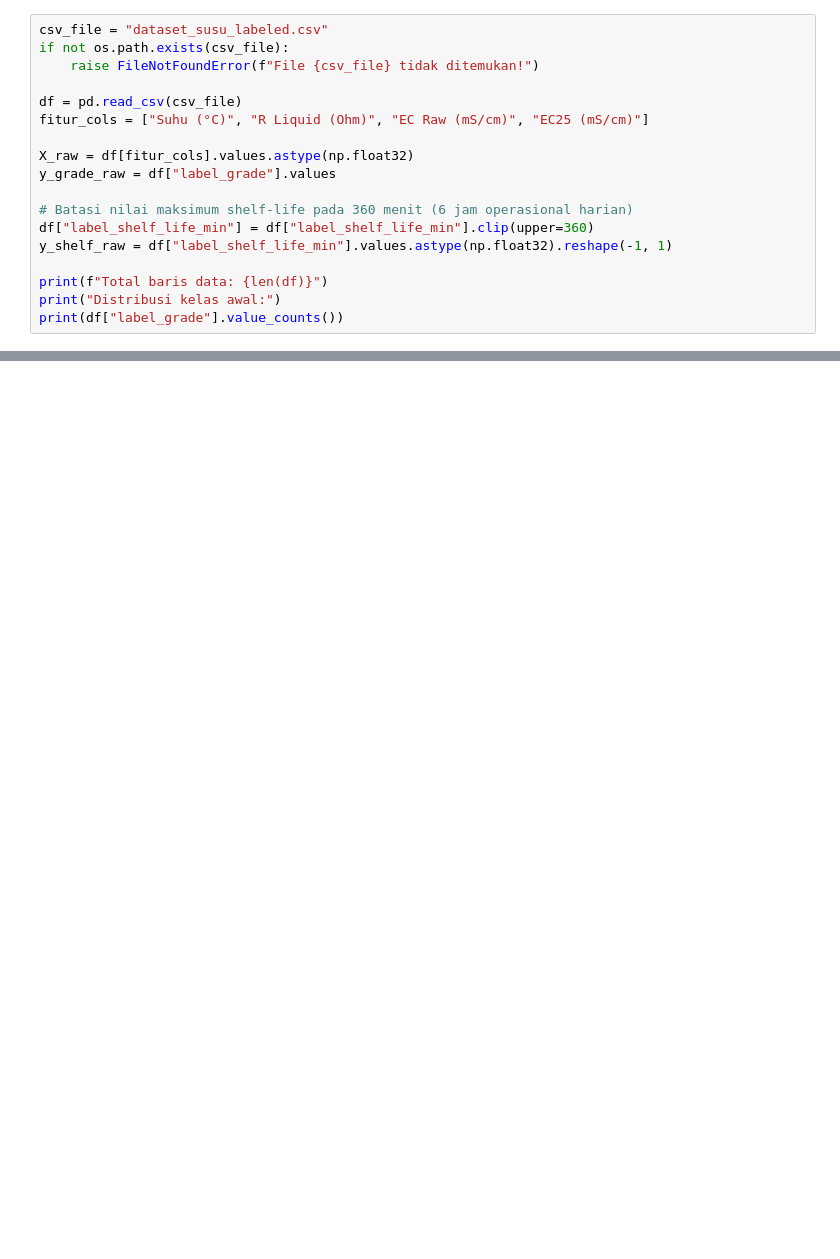
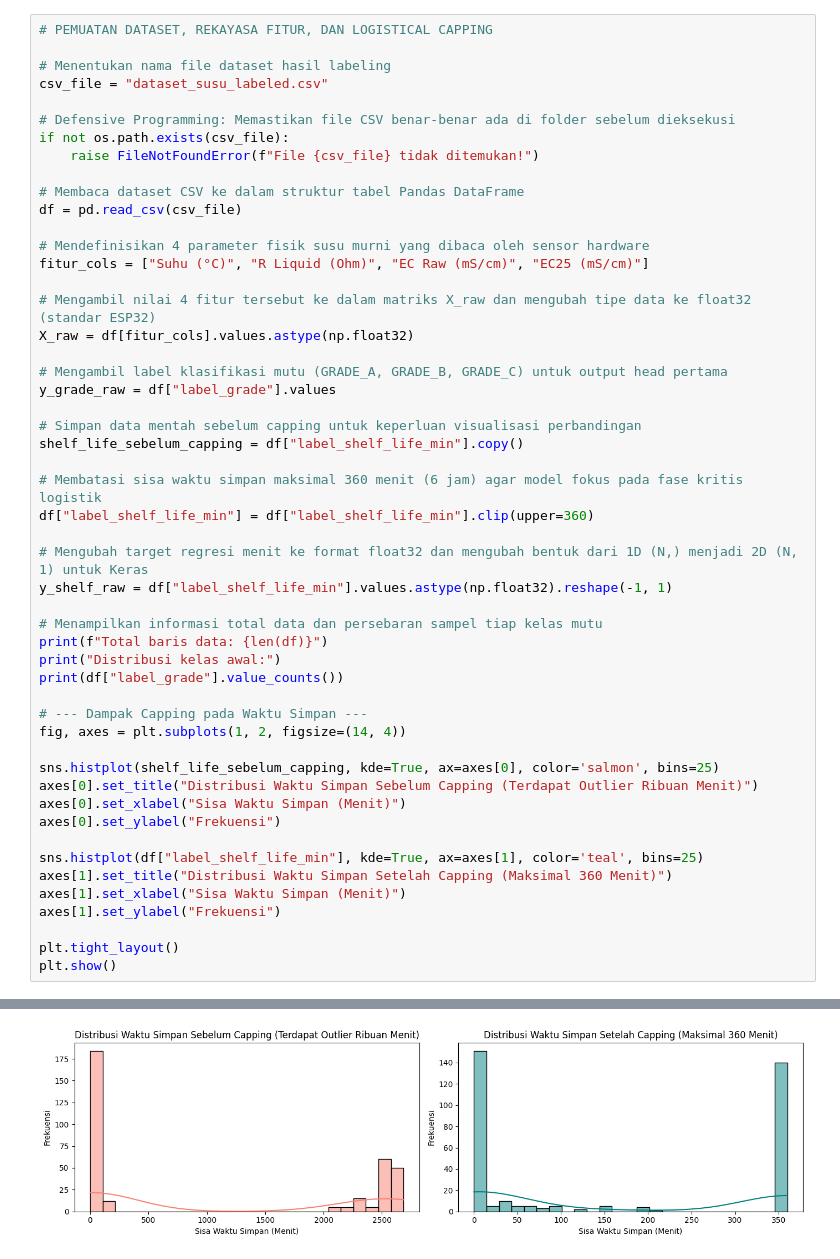
Before and after one commit to ridhoSetia/iot-prediksi-susu, a Jupyter notebook: pelatihan/tiny-susu.ipynb, the cells around one changed output, grey strips where cells are left out. Cells and saved outputs as stored; diff of their text form; blank space fills up the shorter version.

Commit message:
docs: lengkapi dokumentasi dan penjelasan teknis tiap cell di notebook

```diff
--- a/pelatihan/tiny-susu.ipynb
+++ b/pelatihan/tiny-susu.ipynb
@@ -26,27 +44,61 @@ I0000 00:00:1790327097.223355   38202 cudart_stub.cc:31] Could not find cuda dri
 # %%
+# PEMUATAN DATASET, REKAYASA FITUR, DAN LOGISTICAL CAPPING
+
+# Menentukan nama file dataset hasil labeling
 csv_file = "dataset_susu_labeled.csv"
+
+# Defensive Programming: Memastikan file CSV benar-benar ada di folder sebelum dieksekusi
 if not os.path.exists(csv_file):
     raise FileNotFoundError(f"File {csv_file} tidak ditemukan!")
 
+# Membaca dataset CSV ke dalam struktur tabel Pandas DataFrame
 df = pd.read_csv(csv_file)
+
+# Mendefinisikan 4 parameter fisik susu murni yang dibaca oleh sensor hardware
 fitur_cols = ["Suhu (°C)", "R Liquid (Ohm)", "EC Raw (mS/cm)", "EC25 (mS/cm)"]
 
+# Mengambil nilai 4 fitur tersebut ke dalam matriks X_raw dan mengubah tipe data ke float32 (standar ESP32)
 X_raw = df[fitur_cols].values.astype(np.float32)
+
+# Mengambil label klasifikasi mutu (GRADE_A, GRADE_B, GRADE_C) untuk output head pertama
 y_grade_raw = df["label_grade"].values
 
-# Batasi nilai maksimum shelf-life pada 360 menit (6 jam operasional harian)
+# Simpan data mentah sebelum capping untuk keperluan visualisasi perbandingan
+shelf_life_sebelum_capping = df["label_shelf_life_min"].copy()
+
+# Membatasi sisa waktu simpan maksimal 360 menit (6 jam) agar model fokus pada fase kritis logistik
 df["label_shelf_life_min"] = df["label_shelf_life_min"].clip(upper=360)
+
+# Mengubah target regresi menit ke format float32 dan mengubah bentuk dari 1D (N,) menjadi 2D (N, 1) untuk Keras
 y_shelf_raw = df["label_shelf_life_min"].values.astype(np.float32).reshape(-1, 1)
 
+# Menampilkan informasi total data dan persebaran sampel tiap kelas mutu
 print(f"Total baris data: {len(df)}")
 print("Distribusi kelas awal:")
 print(df["label_grade"].value_counts())
+
+# --- Dampak Capping pada Waktu Simpan ---
+fig, axes = plt.subplots(1, 2, figsize=(14, 4))
+
+sns.histplot(shelf_life_sebelum_capping, kde=True, ax=axes[0], color='salmon', bins=25)
+axes[0].set_title("Distribusi Waktu Simpan Sebelum Capping (Terdapat Outlier Ribuan Menit)")
+axes[0].set_xlabel("Sisa Waktu Simpan (Menit)")
+axes[0].set_ylabel("Frekuensi")
+
+sns.histplot(df["label_shelf_life_min"], kde=True, ax=axes[1], color='teal', bins=25)
+axes[1].set_title("Distribusi Waktu Simpan Setelah Capping (Maksimal 360 Menit)")
+axes[1].set_xlabel("Sisa Waktu Simpan (Menit)")
+axes[1].set_ylabel("Frekuensi")
+
+plt.tight_layout()
+plt.show()
 # %% [output]
 Total baris data: 336
 Distribusi kelas awal:
 label_grade
 GRADE_C    158
 GRADE_A    152
 GRADE_B     26
 Name: count, dtype: int64
+[figure, added]
 # %% [markdown]
```
Also changed, not shown: parts of 26 cells of this notebook, 1 other file.
